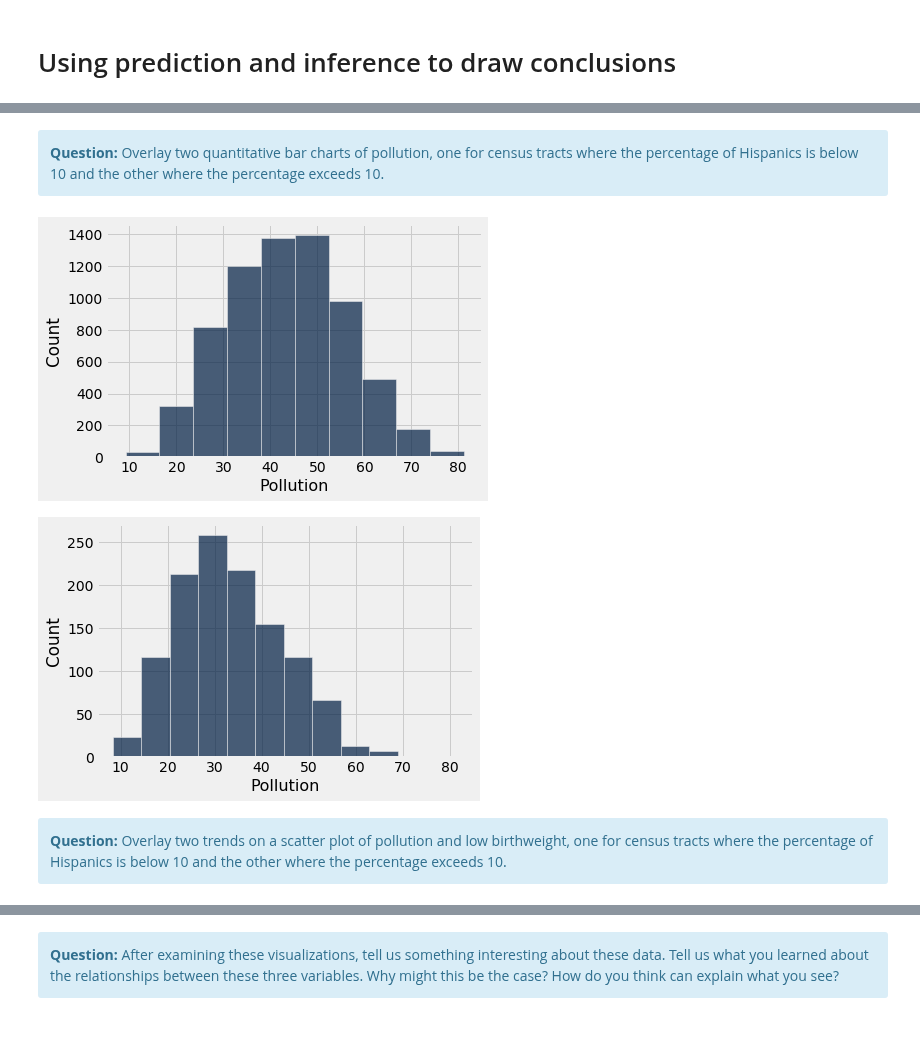
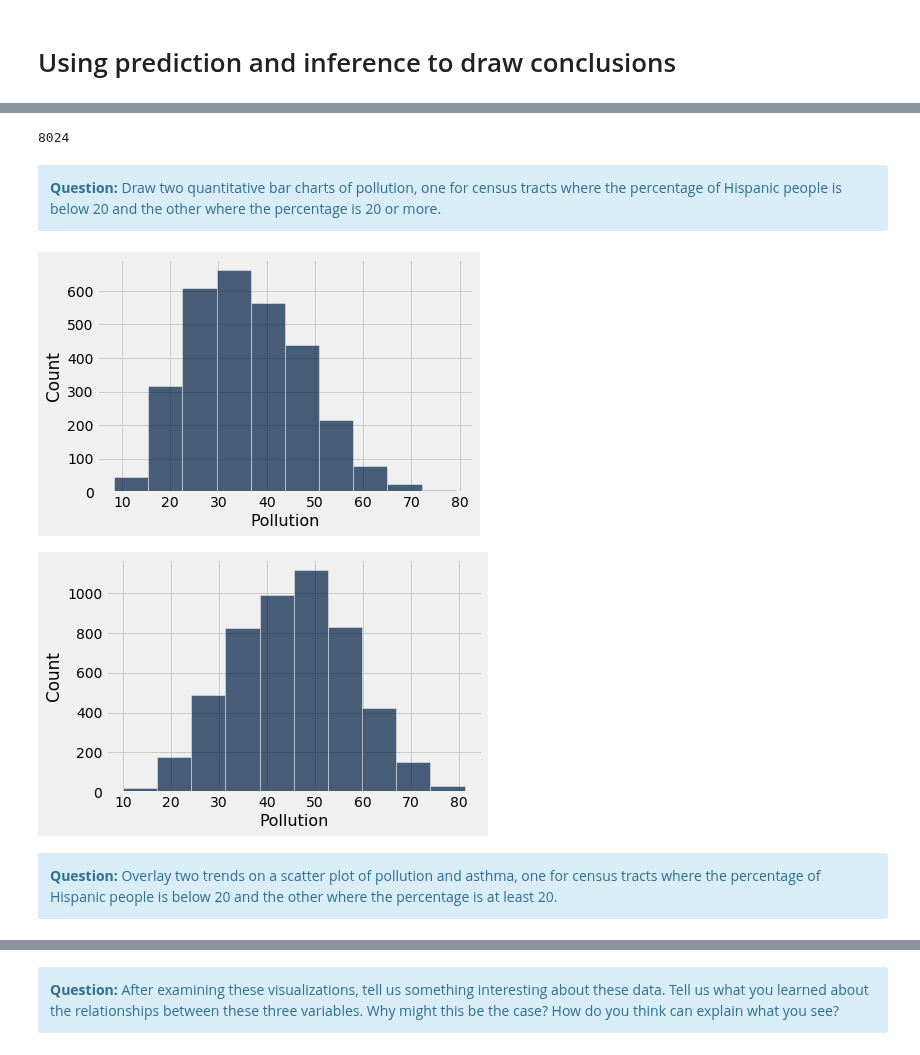
Before and after one commit to ds-modules/BUDS-SU21-Dev, a Jupyter notebook: Project_2/Pollution/Pollution.ipynb, the cells around one changed output, grey strips where cells are left out. Cells and saved outputs as stored; diff of their text form; code cells hidden in the pictures.

```diff
--- a/Project_2/Pollution/Pollution.ipynb
+++ b/Project_2/Pollution/Pollution.ipynb
@@ -370,11 +397,12 @@ The scatter plots with race on the x-axis showed a trend with a steep increase i
+# %%
+#KEY
+hispanic_below_20 = ces_data.where('Hispanic', are.below(20))
+hispanic_at_least_20 = ces_data.where('Hispanic', are.above_or_equal_to(20))
+# %%
+hispanic_below_20.num_rows + hispanic_at_least_20.num_rows
+# %% [output]
+8024
 # %% [markdown]
 <div class="alert alert-info">
-    <b>Question:</b> Overlay two quantitative bar charts of pollution, one for census tracts where the percentage of Hispanics is below 10 and the other where the percentage exceeds 10.
+    <b>Question:</b> Draw two quantitative bar charts of pollution, one for census tracts where the percentage of Hispanic people is below 20 and the other where the percentage is 20 or more.
    </div>
-# %%
-#KEY
-quant_data_bar(ces_data.where('Hispanic', are.above(9.99)), "Pollution", x_min=5, x_max=85)
-quant_data_bar(ces_data.where('Hispanic', are.below(10)), "Pollution", x_min=5, x_max=85)
-# %% [output]
-[figure, removed]
-[figure, removed]
@@ -381,5 +412,12 @@ quant_data_bar(ces_data.where('Hispanic', are.below(10)), "Pollution", x_min=5,
+# %%
+#KEY
+quant_data_bar(hispanic_below_20, "Pollution")
+quant_data_bar(hispanic_at_least_20, "Pollution")
+# %% [output]
+[figure, added]
+[figure, added]
 # %% [markdown]
 <div class="alert alert-info">
-    <b>Question:</b> Overlay two trends on a scatter plot of pollution and low birthweight, one for census tracts where the percentage of Hispanics is below 10 and the other where the percentage exceeds 10.
+    <b>Question:</b> Overlay two trends on a scatter plot of pollution and asthma, one for census tracts where the percentage of Hispanic people is below 20 and the other where the percentage is at least 20.
    </div>
 # %%
```
Also changed, not shown: parts of 34 cells of this notebook.
